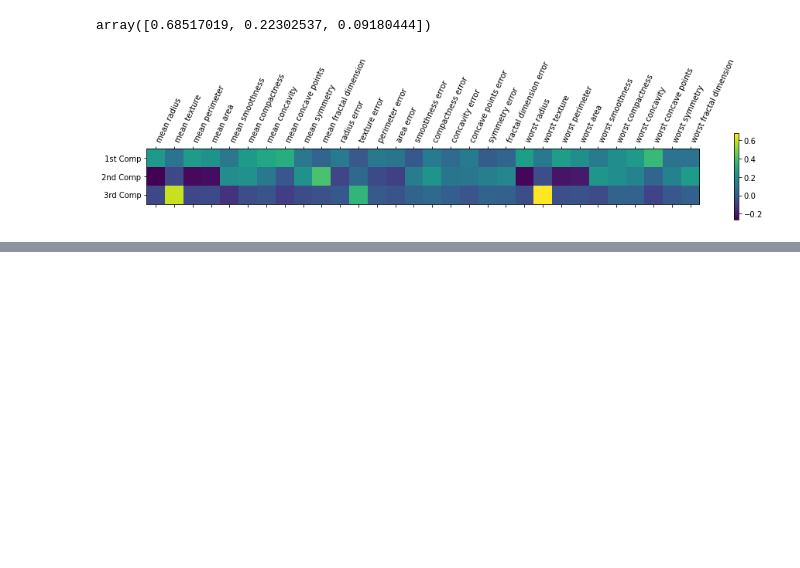
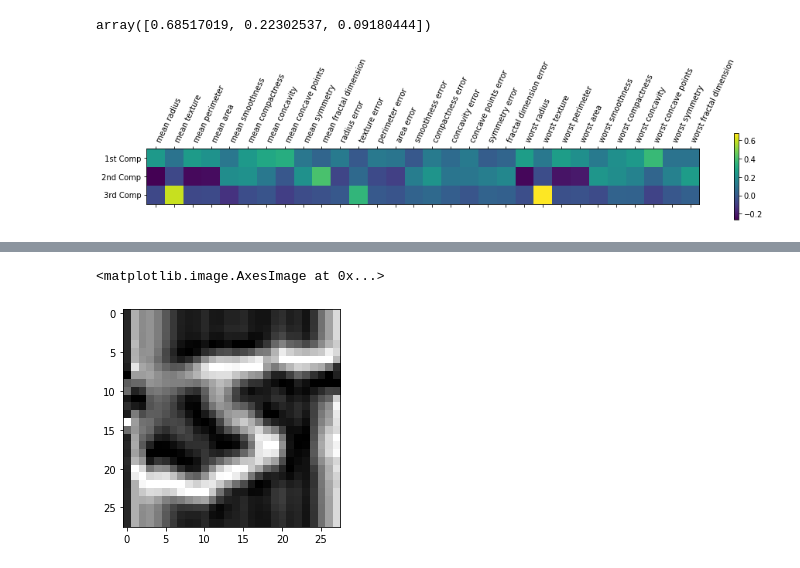
Before and after one commit to karim-moon/basic_deeplearning, a Jupyter notebook: PCA.ipynb, the cells around one changed output, grey strips where cells are left out. Drawn from its saved outputs; the diff is of its cells as text; code cells hidden in the pictures; blank space fills up the shorter version.

```diff
--- a/PCA.ipynb
+++ b/PCA.ipynb
@@ -131,0 +136,26 @@ plt.show()
+# %%
+from tensorflow.keras.datasets import mnist
+
+(X_train, _), (_, _) = mnist.load_data()
+# %%
+#28 * 28이미지를 784차원의 6000개 데이터로 치환
+flattened_mnist = X_train.reshape(60000, 28*28)
+
+
+#n_component를 50, 100, 150, 200, 250으로 늘여가며 얼만큼 데이터를 설명할 수 있는지 확인
+
+#데이터를 0-1까지로 치환
+
+flattened_mnist = flattened_mnist/255.
+# %%
+mnist_pca_50 = PCA(n_components=50)
+mnist_pca_100 = PCA(n_components=100)
+mnist_pca_150 = PCA(n_components=150)
+mnist_pca_200 = PCA(n_components=200)
+mnist_pca_250 = PCA(n_components=250)
+
+X_pca_50 = mnist_pca_50.fit_transform(flattened_mnist)
+X_pca_100 = mnist_pca_100.fit_transform(flattened_mnist)
+X_pca_150 = mnist_pca_150.fit_transform(flattened_mnist)
+X_pca_200 = mnist_pca_200.fit_transform(flattened_mnist)
+X_pca_250 = mnist_pca_250.fit_transform(flattened_mnist)
@@ -131,0 +166,9 @@ plt.show()
+# %%
+inverse_50 = mnist_pca_50.inverse_transform(X_pca_50)
+sample = inverse_50[0]
+scale_50 = MinMaxScaler()
+inverse_sample = scale_50.fit_transform(sample.reshape((28, 28)))
+plt.imshow(inverse_sample,cmap= 'gray')
+# %% [output]
+<matplotlib.image.AxesImage at 0x...>
+[figure, added]
```
Also changed, not shown: parts of 23 cells of this notebook, 2 other files.
